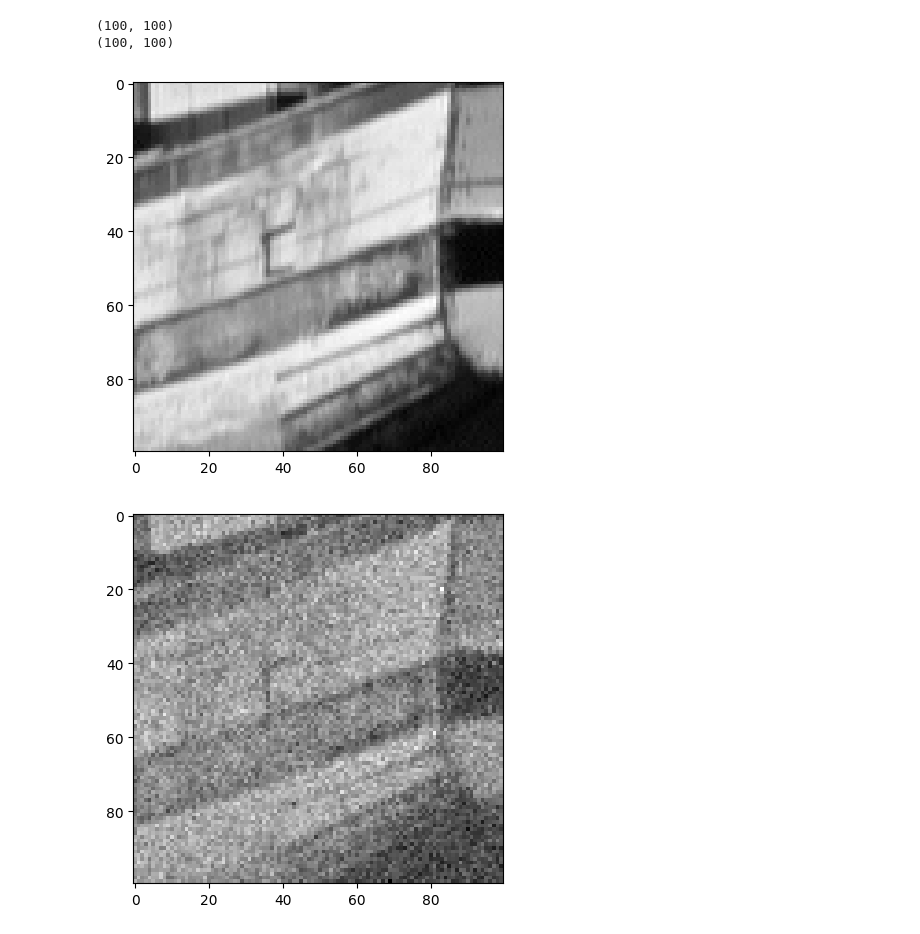
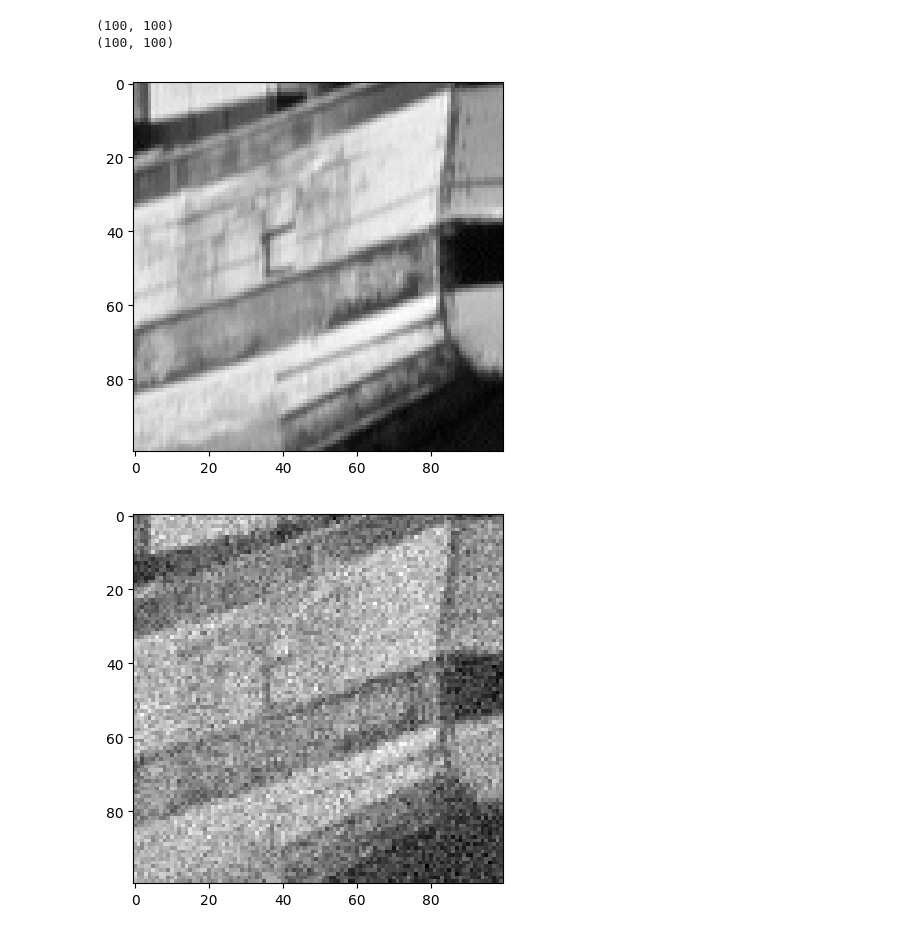
Before and after one commit to AlexDom513/ECE-6560-Final-Project, a Jupyter notebook: code/Sigmoid.ipynb, the cells around one changed output. Saved outputs shown, nothing was run; the diff lists cells and outputs as text; code cells hidden in the pictures.

```diff
--- a/code/Sigmoid.ipynb
+++ b/code/Sigmoid.ipynb
@@ -2,35 +2,39 @@
 # Alex Domagala
 # ECE 6560
 
 import numpy as np
 from PIL import Image
 import matplotlib.pyplot as plt
 
 img = Image.open('../images/boats.bmp')
 img = np.array(img)
 img = img[300:400,300:400]
 print(img.shape)
-noise = 30*np.random.randn(img.shape[0],img.shape[1]) # standard normal distribution
+#noise = 30*np.random.randn(img.shape[0],img.shape[1]) # standard normal distribution
+
+mean = 1
+std_dev = .5
+noise = 50*np.random.normal(mean, std_dev, (img.shape[0],img.shape[1]))
 
 
 # #salt and pepper noise
 # for i in range(img.shape[0]):
 #   for j in range(img.shape[1]):
 #     if (np.random.randint(0, 100) == 3):
 #       img[i][j] = 1
 
 
 print(noise.shape)
 plt.imshow(img,cmap='gray')
 plt.show()
 img = img + noise
 plt.imshow(img, cmap='gray')
 plt.show()
 # %% [output]
 (100, 100)
 (100, 100)
 [figure]
-[figure, old version]
+[figure, new version]
 # %%
 # partial derivatives
 
```
Also changed, not shown: parts of 1 cell of this notebook, 7 other files.
